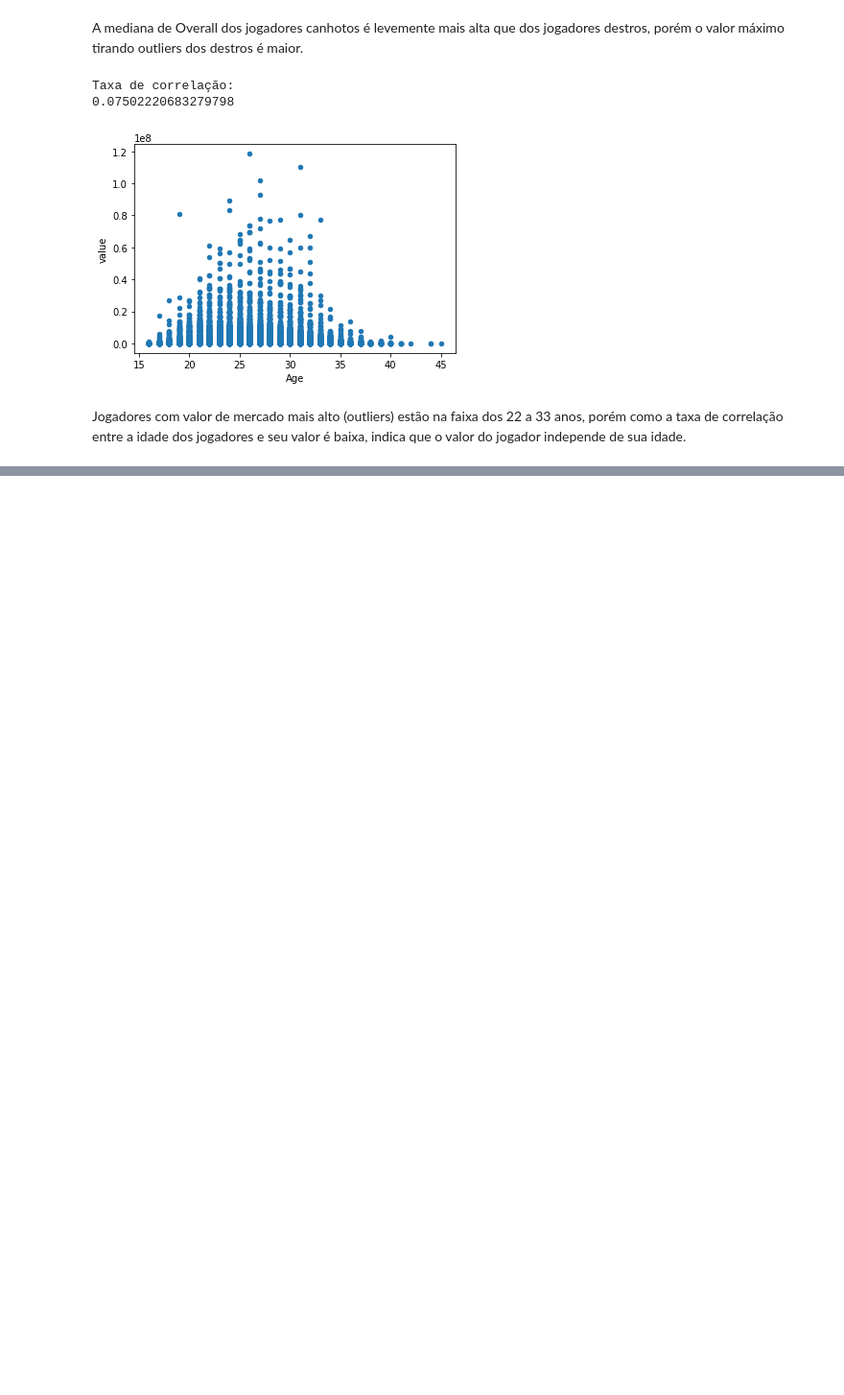
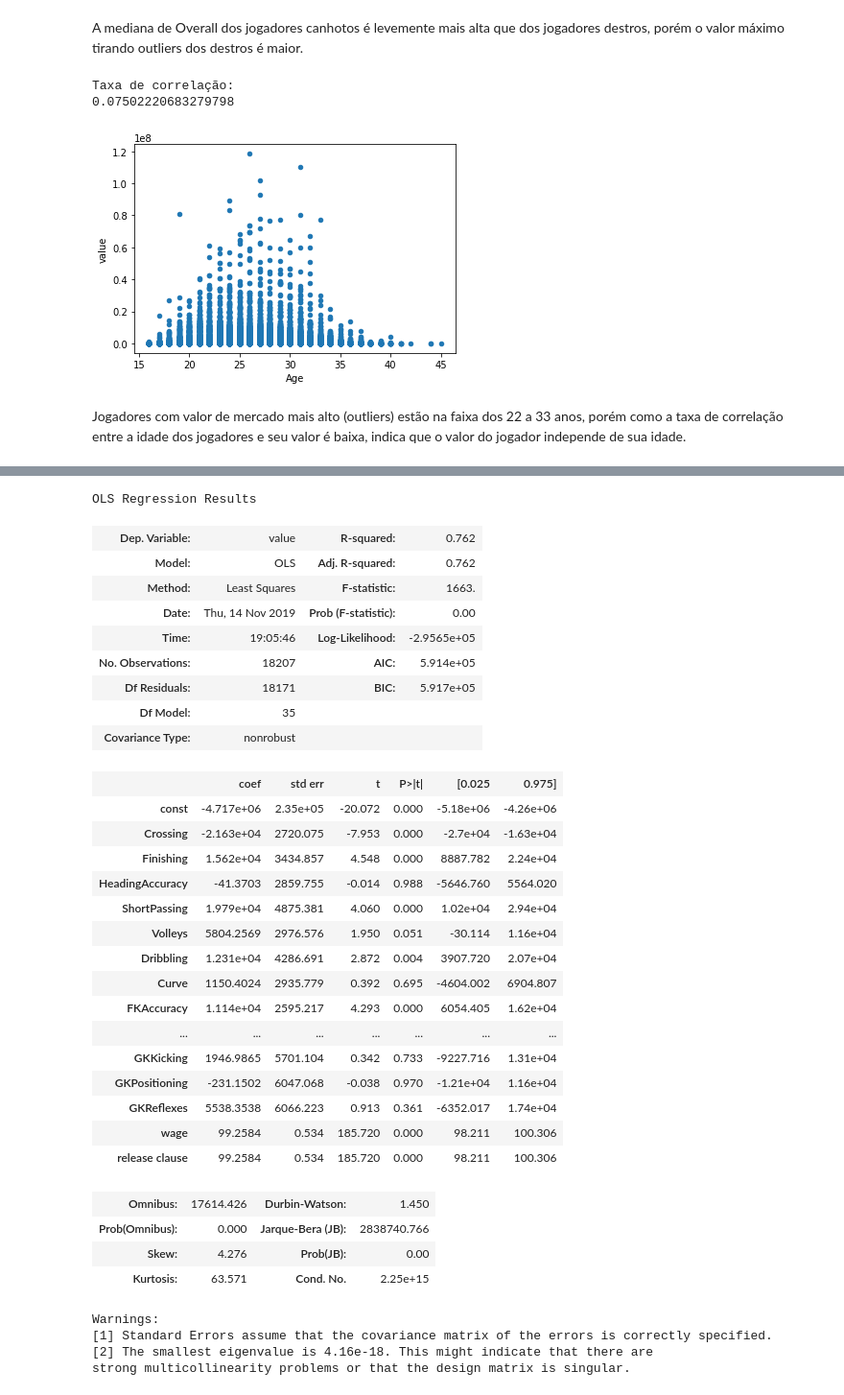
Before and after one commit to matheusar/Projeto-3-CDD, a Jupyter notebook: FIFA18/ProjetoFinal.ipynb, the cells around one changed output, grey strips where cells are left out. Shown: that part at 96% size. Cells and saved outputs as stored; diff of their text form; code cells hidden in the pictures; blank space fills up the shorter version.

Commit message:
regressão suja

```diff
--- a/FIFA18/ProjetoFinal.ipynb
+++ b/FIFA18/ProjetoFinal.ipynb
@@ -200,0 +202,52 @@ corr
+# %%
+def regress(X,Y):
+    X_cp = sm.add_constant(X)
+    model = sm.OLS(Y,X_cp)
+    results = model.fit()
+    return results
+# %%
+Y = atr['value']
+X = atr[['Crossing', 'Finishing', 'HeadingAccuracy', 'ShortPassing', 'Volleys',
+       'Dribbling', 'Curve', 'FKAccuracy', 'LongPassing', 'BallControl',
+       'Acceleration', 'SprintSpeed', 'Agility', 'Reactions', 'Balance',
+       'ShotPower', 'Jumping', 'Stamina', 'Strength', 'LongShots',
+       'Aggression', 'Interceptions', 'Positioning', 'Vision', 'Penalties',
+       'Composure', 'Marking', 'StandingTackle', 'SlidingTackle', 'GKDiving',
+       'GKHandling', 'GKKicking', 'GKPositioning', 'GKReflexes', 'wage', 'release clause']]
+results3 = regress(X, Y)
+results3.summary()
+# %% [output]
+OLS Regression Results
+| Dep. Variable: | value | R-squared: | 0.762 |
+| Model: | OLS | Adj. R-squared: | 0.762 |
+| Method: | Least Squares | F-statistic: | 1663. |
+| Date: | Thu, 14 Nov 2019 | Prob (F-statistic): | 0.00 |
+| Time: | 19:05:46 | Log-Likelihood: | -2.9565e+05 |
+| No. Observations: | 18207 | AIC: | 5.914e+05 |
+| Df Residuals: | 18171 | BIC: | 5.917e+05 |
+| Df Model: | 35 |  |  |
+| Covariance Type: | nonrobust |  |  |
+|  | coef | std err | t | P>|t| | [0.025 | 0.975] |
+| const | -4.717e+06 | 2.35e+05 | -20.072 | 0.000 | -5.18e+06 | -4.26e+06 |
+| Crossing | -2.163e+04 | 2720.075 | -7.953 | 0.000 | -2.7e+04 | -1.63e+04 |
+| Finishing | 1.562e+04 | 3434.857 | 4.548 | 0.000 | 8887.782 | 2.24e+04 |
+| HeadingAccuracy | -41.3703 | 2859.755 | -0.014 | 0.988 | -5646.760 | 5564.020 |
+| ShortPassing | 1.979e+04 | 4875.381 | 4.060 | 0.000 | 1.02e+04 | 2.94e+04 |
+| Volleys | 5804.2569 | 2976.576 | 1.950 | 0.051 | -30.114 | 1.16e+04 |
+| Dribbling | 1.231e+04 | 4286.691 | 2.872 | 0.004 | 3907.720 | 2.07e+04 |
+| Curve | 1150.4024 | 2935.779 | 0.392 | 0.695 | -4604.002 | 6904.807 |
+| FKAccuracy | 1.114e+04 | 2595.217 | 4.293 | 0.000 | 6054.405 | 1.62e+04 |
+| ... | ... | ... | ... | ... | ... | ... |
+| GKKicking | 1946.9865 | 5701.104 | 0.342 | 0.733 | -9227.716 | 1.31e+04 |
+| GKPositioning | -231.1502 | 6047.068 | -0.038 | 0.970 | -1.21e+04 | 1.16e+04 |
+| GKReflexes | 5538.3538 | 6066.223 | 0.913 | 0.361 | -6352.017 | 1.74e+04 |
+| wage | 99.2584 | 0.534 | 185.720 | 0.000 | 98.211 | 100.306 |
+| release clause | 99.2584 | 0.534 | 185.720 | 0.000 | 98.211 | 100.306 |
+| Omnibus: | 17614.426 | Durbin-Watson: | 1.450 |
+| Prob(Omnibus): | 0.000 | Jarque-Bera (JB): | 2838740.766 |
+| Skew: | 4.276 | Prob(JB): | 0.00 |
+| Kurtosis: | 63.571 | Cond. No. | 2.25e+15 |
+Warnings:
+[1] Standard Errors assume that the covariance matrix of the errors is correctly specified.
+[2] The smallest eigenvalue is 4.16e-18. This might indicate that there are
+strong multicollinearity problems or that the design matrix is singular.
```
Also changed, not shown: parts of 6 cells of this notebook.
